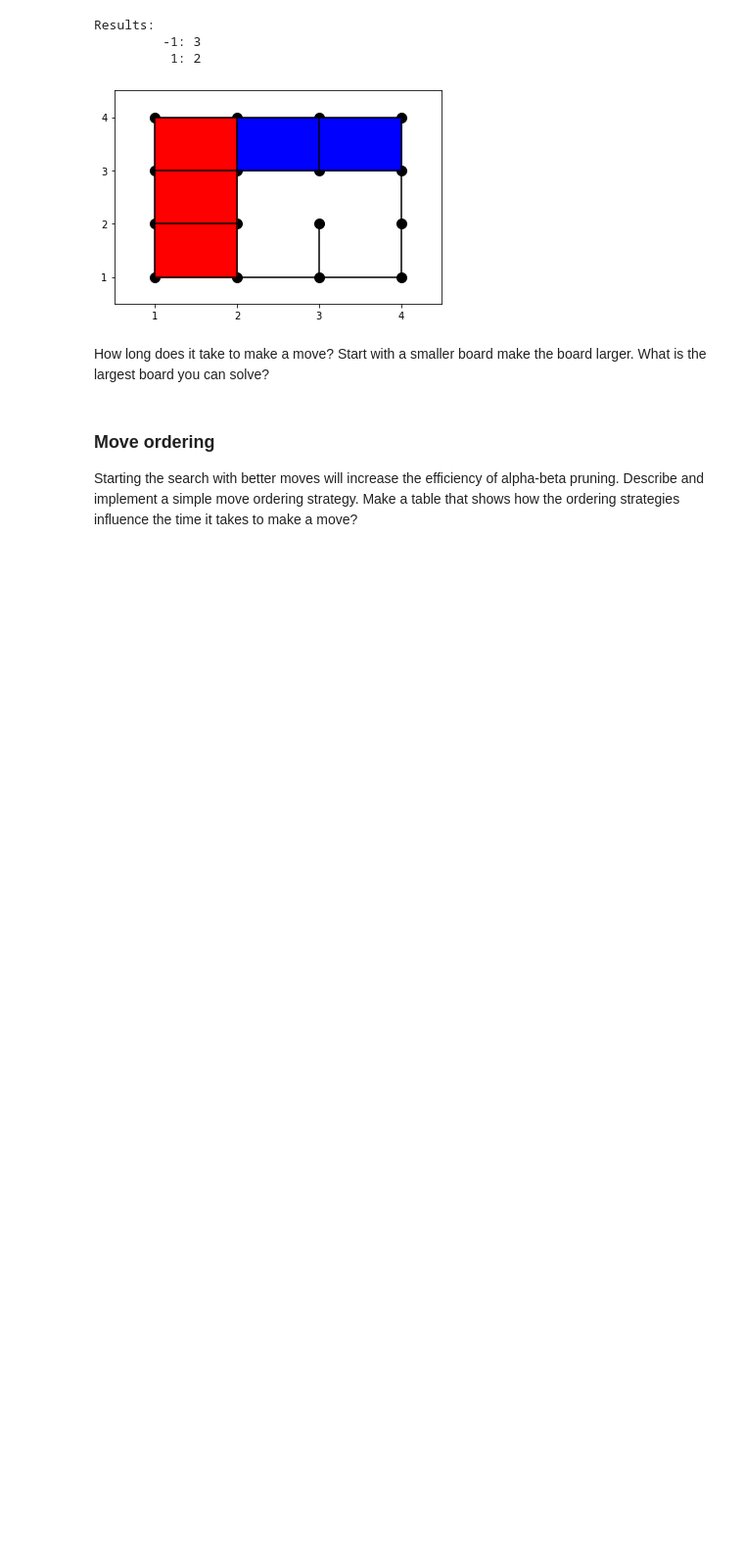
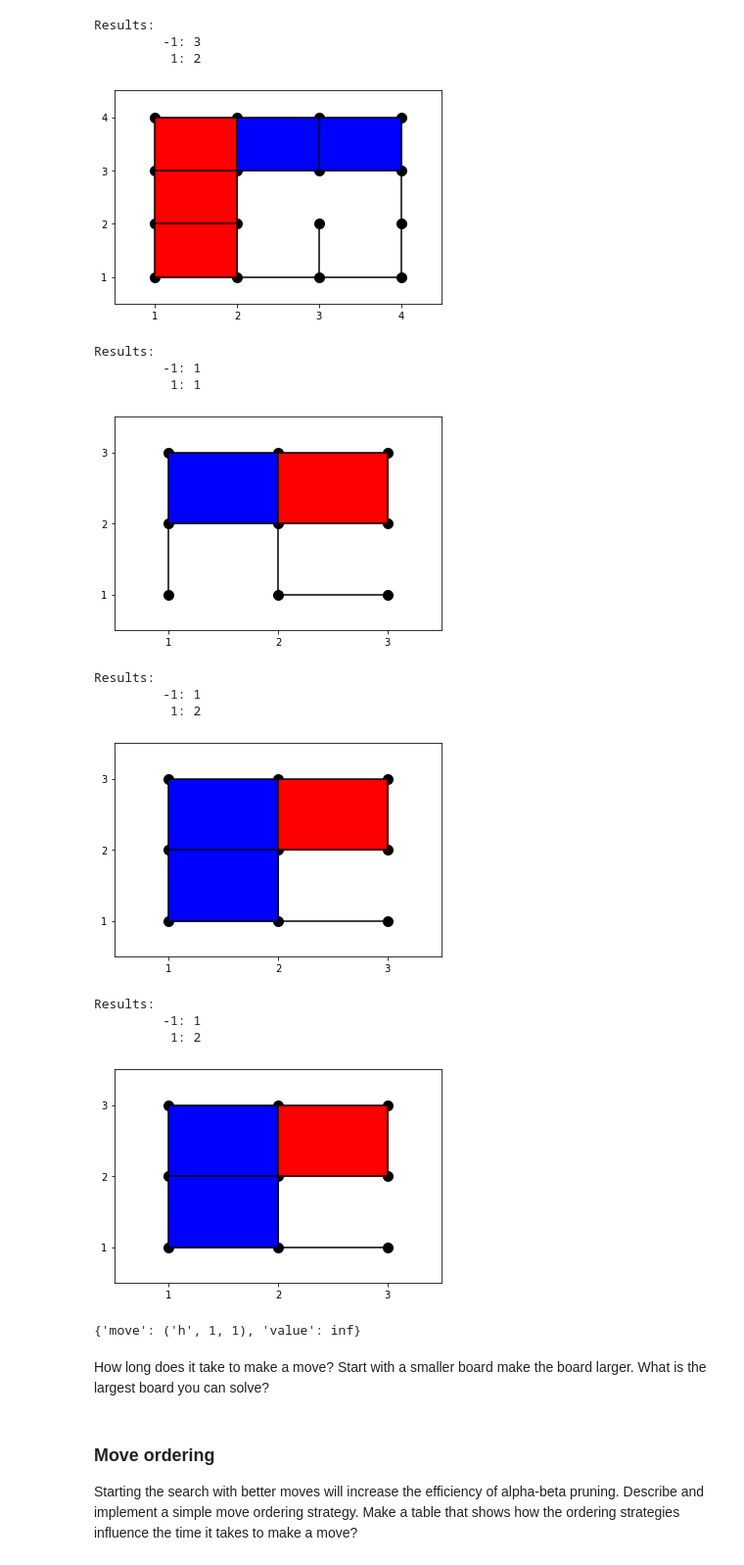
Before and after one commit to diogo-fae/dots-and-boxes, a Jupyter notebook: Attempt2.ipynb, the cells around one changed output. Shown at 98% size. Drawn from its saved outputs; the diff is of its cells as text; code cells hidden in the pictures; blank space fills up the shorter version.

Commit message:
Working on alpha_beta_search and how to deal if player closes a box

```diff
--- a/Attempt2.ipynb
+++ b/Attempt2.ipynb
@@ -823,7 +827,21 @@ Results:
 # %%
 # DEBUG = 1
 # DEPTH = 0
-alpha_beta_search(test5)
+alpha_beta_search(test3)
+# %% [output]
+Results:
+         -1: 1
+          1: 1
+[figure, added]
+Results:
+         -1: 1
+          1: 2
+[figure, added]
+Results:
+         -1: 1
+          1: 2
+[figure, added]
+{'move': ('h', 1, 1), 'value': inf}
 # %% [markdown]
 How long does it take to make a move? Start with a smaller board make the board larger. What is the largest board you can solve?
 # %%
```
Also changed, not shown: parts of 3 cells of this notebook.
